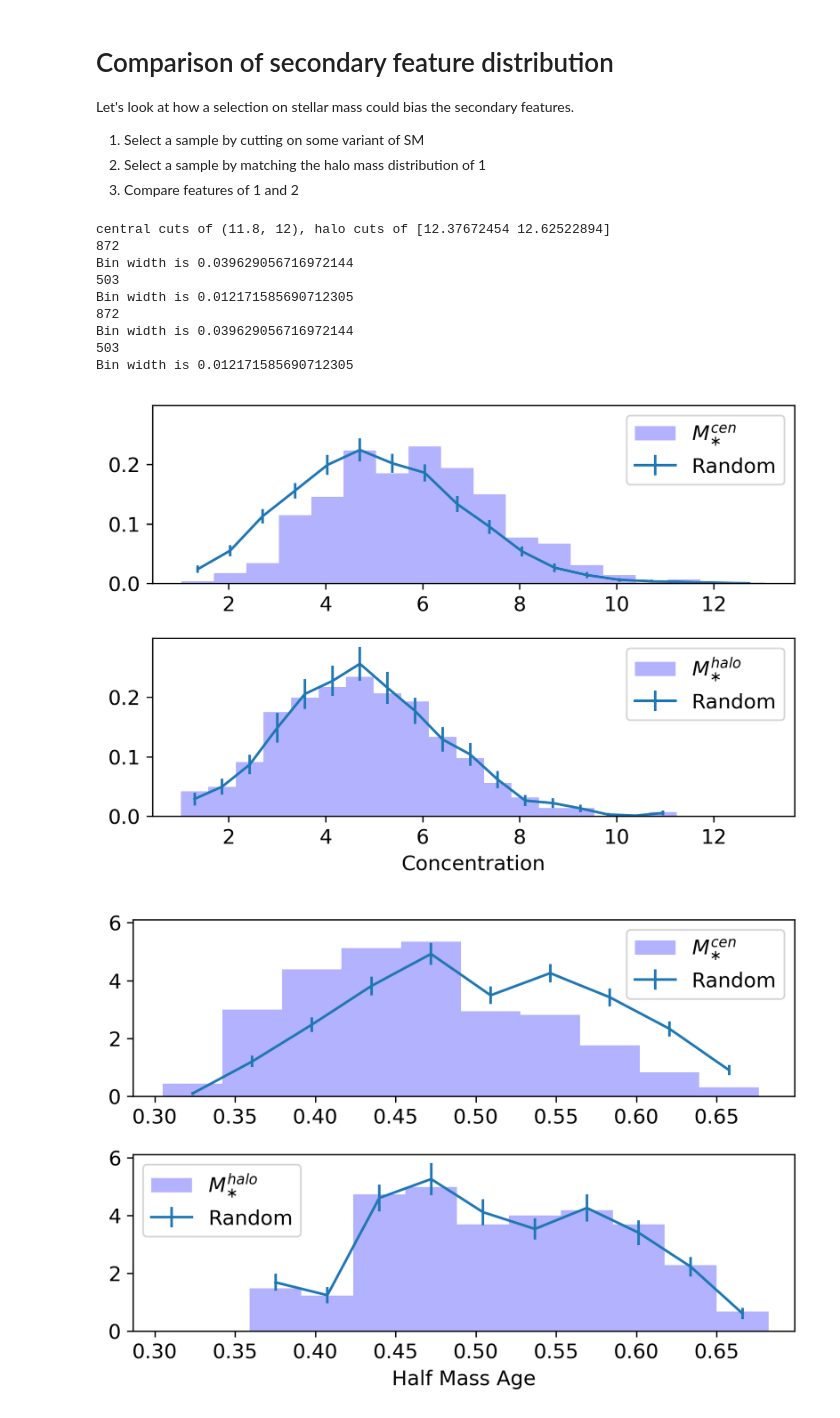
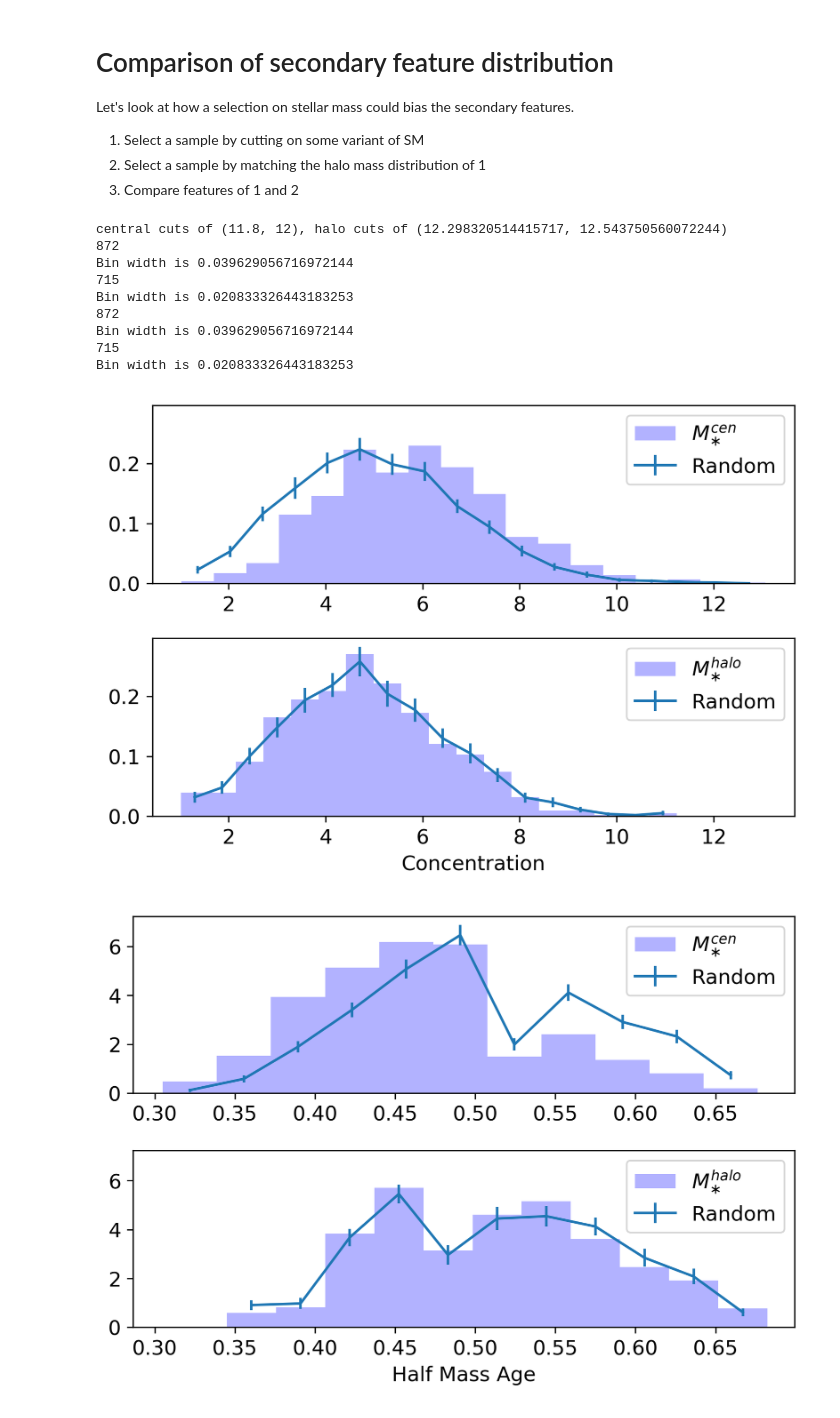
Before and after one commit to dr-guangtou/asap, a Jupyter notebook: cb/main.ipynb, the cells around one changed output. Saved outputs shown, nothing was run; the diff lists cells and outputs as text; code cells hidden in the pictures.

Commit message:
cleanup of early figures

```diff
--- a/cb/main.ipynb
+++ b/cb/main.ipynb
@@ -67,6 +61,9 @@ x["cen"]["richness"][0]
 for key in data_stellar_cut.keys():
     mass, csmf = fits.build_csmf(data_stellar_cut, key)
     data_stellar_cut[key]["smf"] = (mass, csmf) # note that these masses are log!
+for key in data_halo_cut.keys():
+    mass, csmf = fits.build_csmf(data_halo_cut, key)
+    data_halo_cut[key]["smf"] = (mass, csmf) # note that these masses are log!
 
 data_stellar_cut["cen"]["rmf"] = fits.build_rmf(data_stellar_cut["cen"]["richness"])
 data_halo_cut["cen"]["rmf"] = fits.build_rmf(data_halo_cut["cen"]["richness"])
@@ -194,5 +184,5 @@ ax.legend()
 <matplotlib.legend.Legend at 0x...>
 [figure]
 # %%
-p.scatter.in_hm_at_fixed_richness_number_density(data_stellar_cut)
+ax = p.scatter.in_hm_at_fixed_richness_number_density(data_stellar_cut)
 # %% [output]
@@ -307,46 +294,45 @@ Let's look at how a selection on stellar mass could bias the secondary features.
 3. Compare features of 1 and 2
 # %%
 cen_cuts = (11.8, 12)
-halo_cuts = smhm_fit.f_shmr(
-    smhm_fit.f_shmr_inverse(cen_cuts, *data_halo_cut["cen"]["fit"]),
-    *data_halo_cut["halo"]["fit"])
+halo_cuts = tuple(fits.mass_at_density(data_halo_cut, "halo", fits.density_at_mass(
+        data_halo_cut, "cen", m)) for m in cen_cuts)
 print("central cuts of {}, halo cuts of {}".format(cen_cuts, halo_cuts))
 
 _, axes = plt.subplots(2, 1)
-same_hm_dist_plots.do_everything(data_halo_cut, "cen", same_hm_dist_plots.f_concentration, cuts=cen_cuts, ax=axes[0])
-same_hm_dist_plots.do_everything(data_halo_cut, "halo", same_hm_dist_plots.f_concentration, cuts=halo_cuts, ax=axes[1])
+p.same_hm_dist_plots.do_everything(data_halo_cut, "cen", p.same_hm_dist_plots.f_concentration, cuts=cen_cuts, ax=axes[0])
+p.same_hm_dist_plots.do_everything(data_halo_cut, "halo", p.same_hm_dist_plots.f_concentration, cuts=halo_cuts, ax=axes[1])
 plt.tight_layout()
 axes[1].set(**{"xlabel": "Concentration"})
 for ax in [axes[0], axes[1]]:
     ax.set(**{"xlim": (min(axes[0].get_xlim()[0], axes[1].get_xlim()[0]), max(axes[0].get_xlim()[1], axes[1].get_xlim()[1])),
               "ylim": (0, max(axes[0].get_ylim()[1], axes[1].get_ylim()[1]))})
 
 
 # You need to think about how you are binning this.
 _, axes = plt.subplots(2, 1)
-ax = same_hm_dist_plots.do_everything(data_halo_cut, "cen", same_hm_dist_plots.f_age, cuts=cen_cuts, ax=axes[0], bins=10)
-ax = same_hm_dist_plots.do_everything(data_halo_cut, "halo", same_hm_dist_plots.f_age, cuts=halo_cuts, ax=axes[1], bins=10)
+p.same_hm_dist_plots.do_everything(data_halo_cut, "cen", p.same_hm_dist_plots.f_age, cuts=cen_cuts, ax=axes[0], bins=11)
+p.same_hm_dist_plots.do_everything(data_halo_cut, "halo", p.same_hm_dist_plots.f_age, cuts=halo_cuts, ax=axes[1], bins=11)
 plt.tight_layout()
 axes[1].set(**{"xlabel": "Half Mass Age"})
 for ax in [axes[0], axes[1]]:
     ax.set(**{"xlim": (min(axes[0].get_xlim()[0], axes[1].get_xlim()[0]), max(axes[0].get_xlim()[1], axes[1].get_xlim()[1])),
               "ylim": (0, max(axes[0].get_ylim()[1], axes[1].get_ylim()[1]))})
 """
 _, axes = plt.subplots(1, 2)
 ax = same_hm_dist_plots.do_everything(data_halo_cut, "cen", same_hm_dist_plots.f_mm, cuts=(11.8, 12), bulk_set={"xlabel": "Scale at last MM"}, ax=axes[0])
 ax = same_hm_dist_plots.do_everything(data_halo_cut, "halo", same_hm_dist_plots.f_mm, cuts=(11.8, 12), bulk_set={"xlabel": "Scale at last MM"}, ax=axes[1])
 plt.tight_layout()
 """
 None
 # %% [output]
-central cuts of (11.8, 12), halo cuts of [12.37672454 12.62522894]
+central cuts of (11.8, 12), halo cuts of (12.298320514415717, 12.543750560072244)
 872
 Bin width is 0.039629056716972144
-503
-Bin width is 0.012171585690712305
+715
+Bin width is 0.020833326443183253
 872
 Bin width is 0.039629056716972144
-503
-Bin width is 0.012171585690712305
+715
+Bin width is 0.020833326443183253
-[figure, old version]
+[figure, new version]
-[figure, old version]
+[figure, new version]
```
Also changed, not shown: parts of 6 cells of this notebook, 3 other files.
